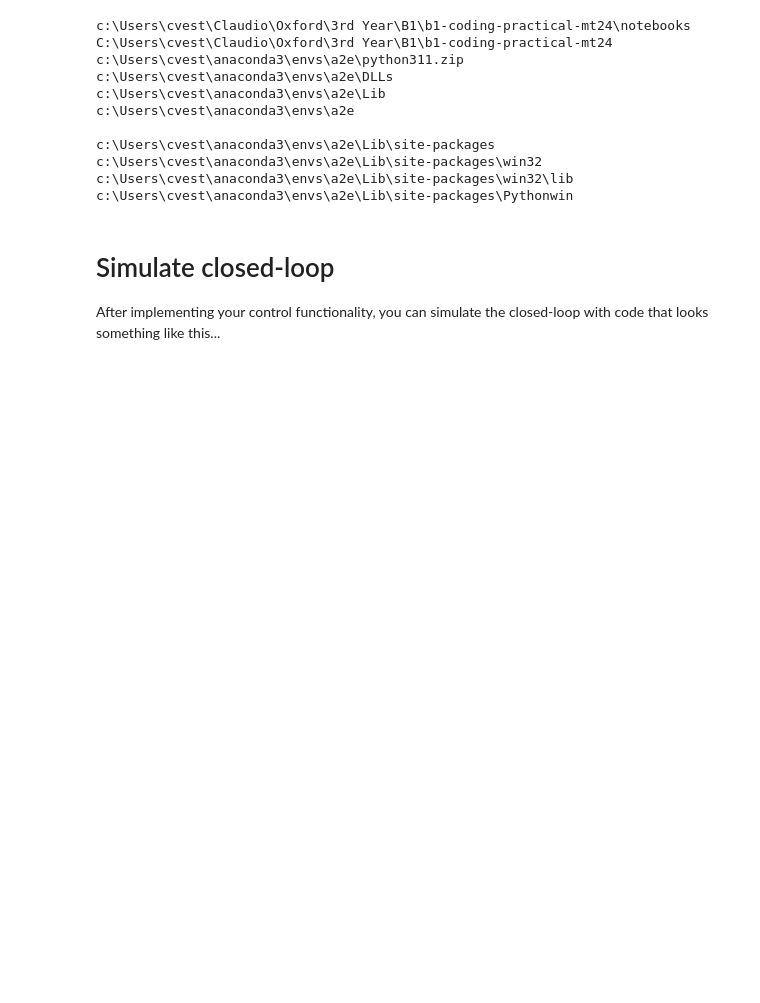
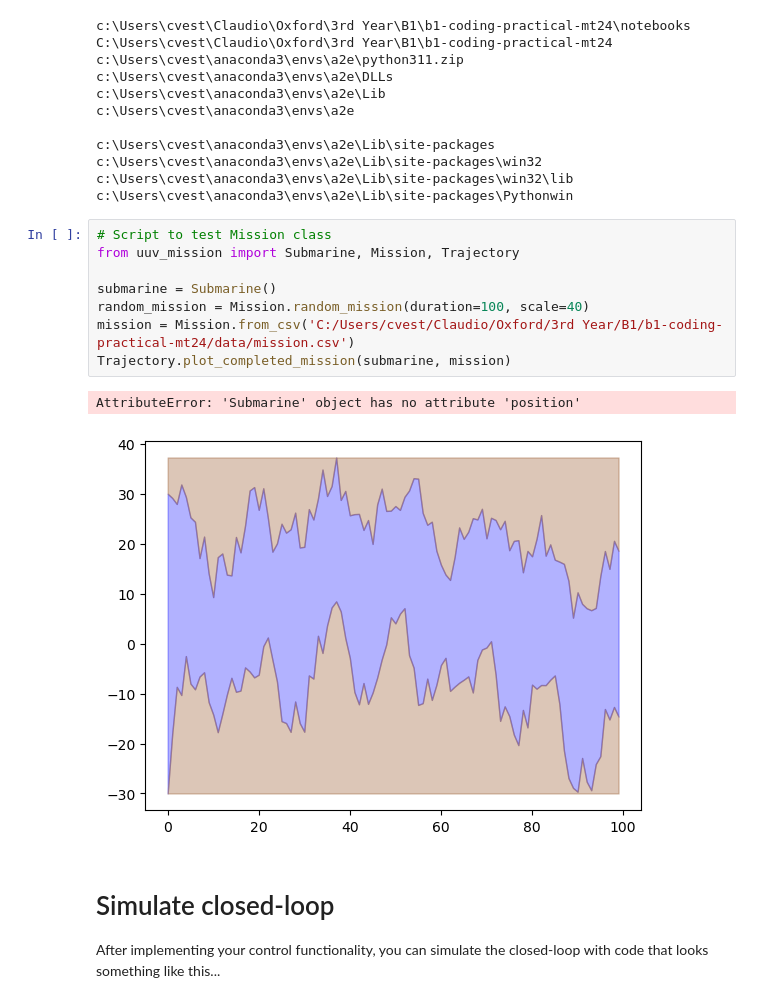
Before and after one commit to jumenberger/b1-coding-practical-mt24, a Jupyter notebook: notebooks/demo.ipynb, the cells around one changed output. Saved outputs shown, nothing was run; the diff lists cells and outputs as text; blank space fills up the shorter version.

```diff
--- a/notebooks/demo.ipynb
+++ b/notebooks/demo.ipynb
@@ -21,6 +21,17 @@ c:\Users\cvest\anaconda3\envs\a2e\Lib\site-packages
 c:\Users\cvest\anaconda3\envs\a2e\Lib\site-packages\win32
 c:\Users\cvest\anaconda3\envs\a2e\Lib\site-packages\win32\lib
 c:\Users\cvest\anaconda3\envs\a2e\Lib\site-packages\Pythonwin
+# %%
+# Script to test Mission class
+from uuv_mission import Submarine, Mission, Trajectory
+
+submarine = Submarine()
+random_mission = Mission.random_mission(duration=100, scale=40)
+mission = Mission.from_csv('C:/Users/cvest/Claudio/Oxford/3rd Year/B1/b1-coding-practical-mt24/data/mission.csv')
+Trajectory.plot_completed_mission(submarine, mission)
+# %% [output]
+AttributeError: 'Submarine' object has no attribute 'position'
+[figure, added]
 # %% [markdown]
 # Simulate closed-loop
 After implementing your control functionality, you can simulate the closed-loop with code that looks something like this...
```
Also changed, not shown: 1 other file.
